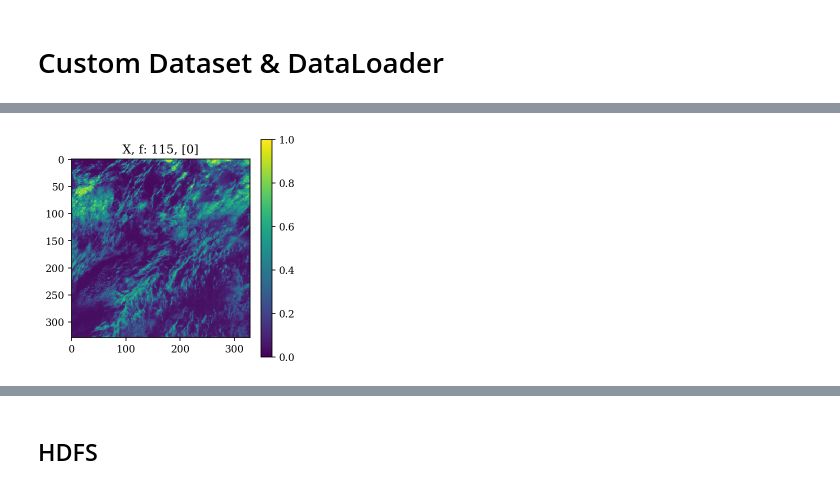
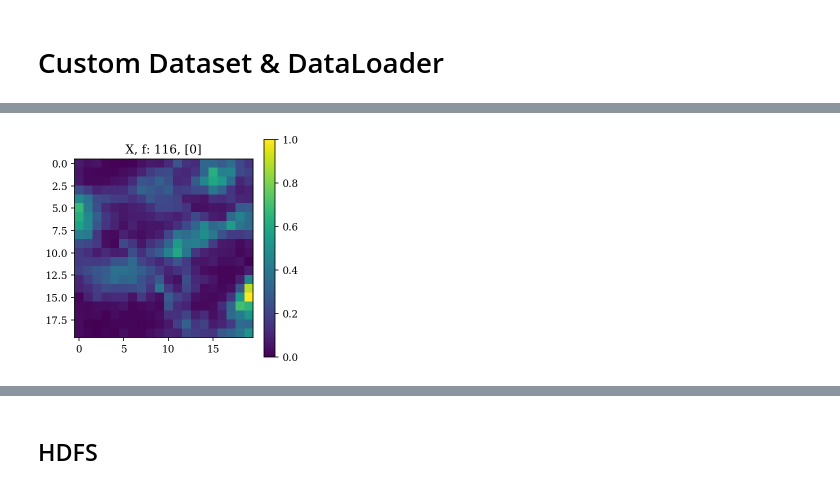
Before and after one commit to stockeh/goes-clustering-study, a Jupyter notebook: kmeans-autoencoder/notebooks/data-analysis.ipynb, the cells around one changed output, grey strips where cells are left out. Saved outputs shown, nothing was run; the diff lists cells and outputs as text; code cells hidden in the pictures.

```diff
--- a/kmeans-autoencoder/notebooks/data-analysis.ipynb
+++ b/kmeans-autoencoder/notebooks/data-analysis.ipynb
@@ -105,7 +105,7 @@ showfile(volume + '/eastpac/eastpac2_goes16_2017_317_1745.nc')
 # %% [markdown]
 # Custom Dataset & DataLoader
 # %%
-eastpac = gd.GOESDataset(root_dir='../data/eastpac/', channels=True,
+eastpac = gd.GOESDataset(root_dir='../data/subset-copy/',
                          transform=transforms.Compose([
                                 gd.Square(), gd.Normalize(), gd.ToTensor()
                          ]))
@@ -135,8 +143,8 @@ def save_1(X, filename, title):
 # %%
-n = 115
+n = 116
 ch = 0
 o_filename = f'../media/{str(n)}_original'
-X = train_loader.dataset[n][ch:ch+1,...]
+X = train_loader.dataset[n][0][ch:ch+1,...]
 save_1(X, o_filename, f'X, f: {n}, [{ch}]')
 # %% [output]
-[figure, old version]
+[figure, new version]
```
Also changed, not shown: parts of 20 cells of this notebook, 23 other files.
